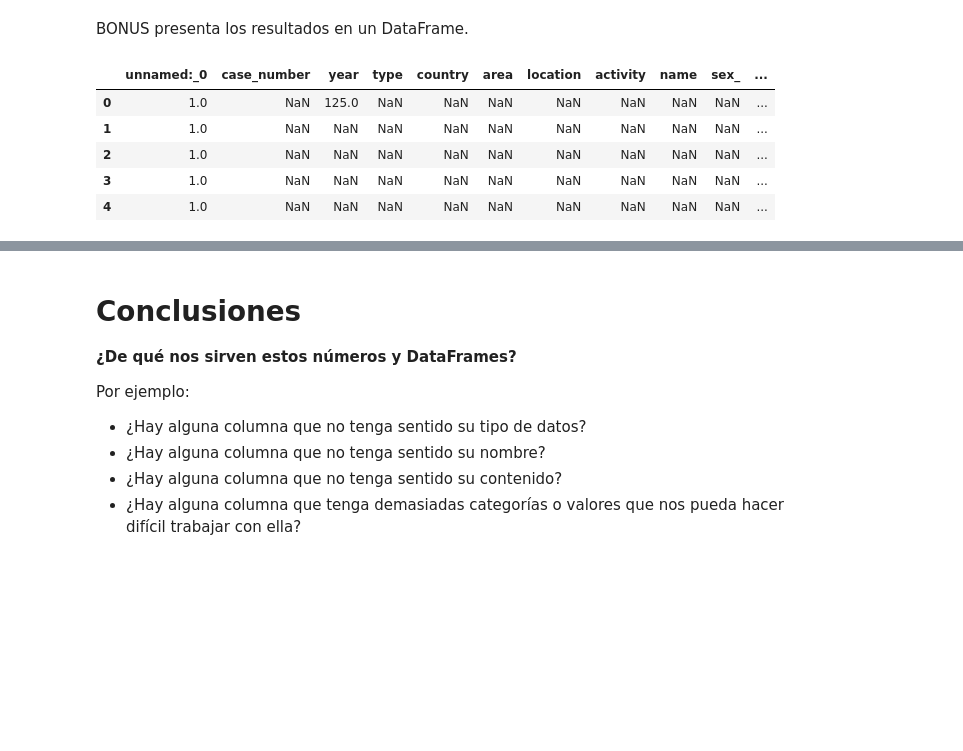
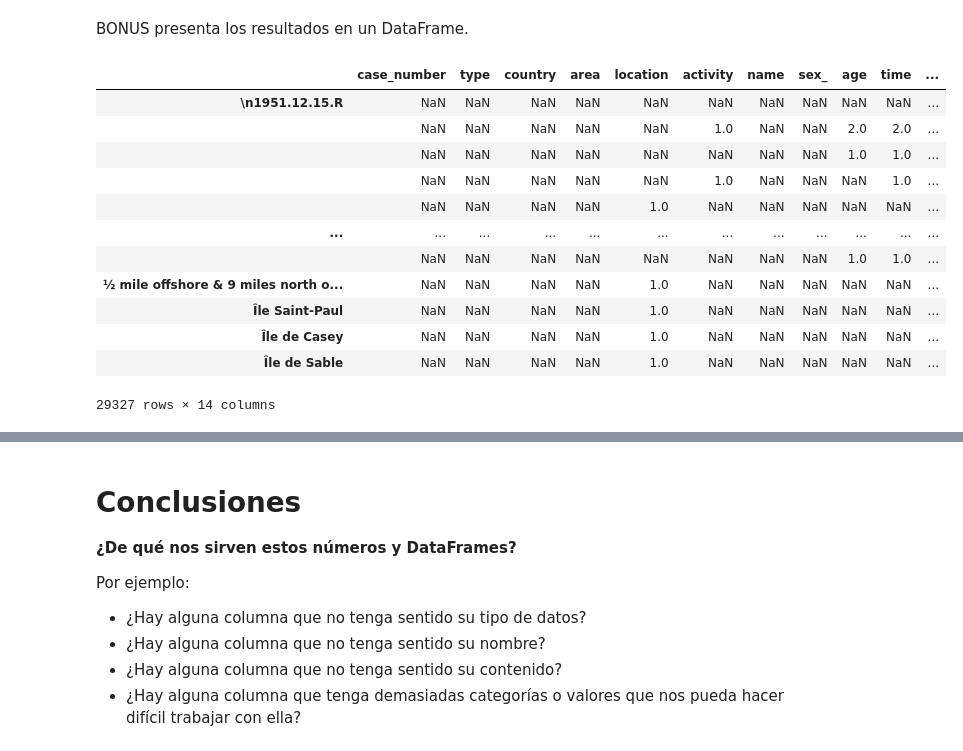
Before and after one commit to Adalab/Adalab-DA-promo-A-module-2-pairprog-2-pair-1-Guada_Lara, a Jupyter notebook: EDA/1_EDA_I.ipynb, the cells around one changed output, grey strips where cells are left out. Drawn from its saved outputs; the diff is of its cells as text; code cells hidden in the pictures; blank space fills up the shorter version.

```diff
--- a/EDA/1_EDA_I.ipynb
+++ b/EDA/1_EDA_I.ipynb
@@ -162,12 +161,0 @@ Extraed los valores únicos su frecuencia.
-# %%
-for col in df.columns:
-    print("------------------------------------------------------------", "\n")
-    print(f"En la columna {col} tenemos los siguientes valores unicos")
-    print(df[col].unique())
-    print("\n", "------------------------------------------------------------", "\n")
-# %%
-lista = []
-for col in df.columns:
-    df_col = df[col].value_counts()
-    print("esta es una vuelta al for")
-    lista.append(df_col)
@@ -191,6 +162,6 @@ esta es una vuelta al for
-# %%
-lista = []
-for col in df.columns:
-    df_col = pd.DataFrame(df[col].value_counts())
-    dic = {col : df_col}
-    lista.append(dic)
+# %%
+dic = {}
+for col in df_categoricas.columns:
+    df_col = df_categoricas[col].value_counts()
+    print("Para la variable", col, "la frecuencia de los valores únicos es:", "\n", df_col)
+    dic[col] = df_col
@@ -197,12 +186,19 @@ for col in df.columns:
 # %% [markdown]
 BONUS presenta los resultados en un DataFrame.
-# %%
-df_freq = pd.DataFrame(lista).T
-df_freq.head()
-# %% [output]
-|  | unnamed:_0 | case_number | year | type | country | area | location | activity | name | sex_ | ... |
-| 0 | 1.0 | NaN | 125.0 | NaN | NaN | NaN | NaN | NaN | NaN | NaN | ... |
-| 1 | 1.0 | NaN | NaN | NaN | NaN | NaN | NaN | NaN | NaN | NaN | ... |
-| 2 | 1.0 | NaN | NaN | NaN | NaN | NaN | NaN | NaN | NaN | NaN | ... |
-| 3 | 1.0 | NaN | NaN | NaN | NaN | NaN | NaN | NaN | NaN | NaN | ... |
-| 4 | 1.0 | NaN | NaN | NaN | NaN | NaN | NaN | NaN | NaN | NaN | ... |
+# %%
+df2 = pd.DataFrame(dic)
+df2
+# %% [output]
+|  | case_number | type | country | area | location | activity | name | sex_ | age | time | ... |
+| \n1951.12.15.R | NaN | NaN | NaN | NaN | NaN | NaN | NaN | NaN | NaN | NaN | ... |
+|  | NaN | NaN | NaN | NaN | NaN | 1.0 | NaN | NaN | 2.0 | 2.0 | ... |
+|  | NaN | NaN | NaN | NaN | NaN | NaN | NaN | NaN | 1.0 | 1.0 | ... |
+|  | NaN | NaN | NaN | NaN | NaN | 1.0 | NaN | NaN | NaN | 1.0 | ... |
+|  | NaN | NaN | NaN | NaN | 1.0 | NaN | NaN | NaN | NaN | NaN | ... |
+| ... | ... | ... | ... | ... | ... | ... | ... | ... | ... | ... | ... |
+|  | NaN | NaN | NaN | NaN | NaN | NaN | NaN | NaN | 1.0 | 1.0 | ... |
+| ½ mile offshore & 9 miles north o... | NaN | NaN | NaN | NaN | 1.0 | NaN | NaN | NaN | NaN | NaN | ... |
+| Île Saint-Paul | NaN | NaN | NaN | NaN | 1.0 | NaN | NaN | NaN | NaN | NaN | ... |
+| Île de Casey | NaN | NaN | NaN | NaN | 1.0 | NaN | NaN | NaN | NaN | NaN | ... |
+| Île de Sable | NaN | NaN | NaN | NaN | 1.0 | NaN | NaN | NaN | NaN | NaN | ... |
+29327 rows × 14 columns
```
Also changed, not shown: parts of 5 cells of this notebook.
